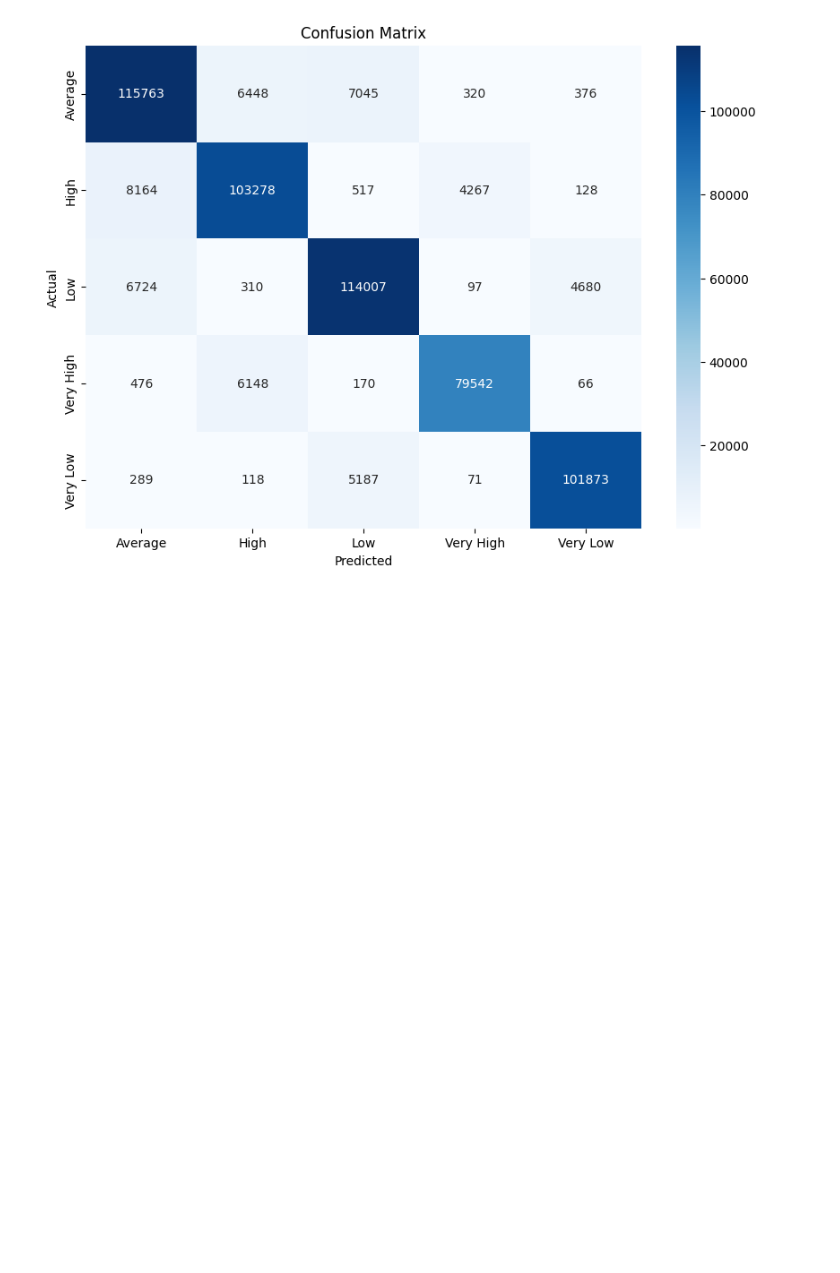
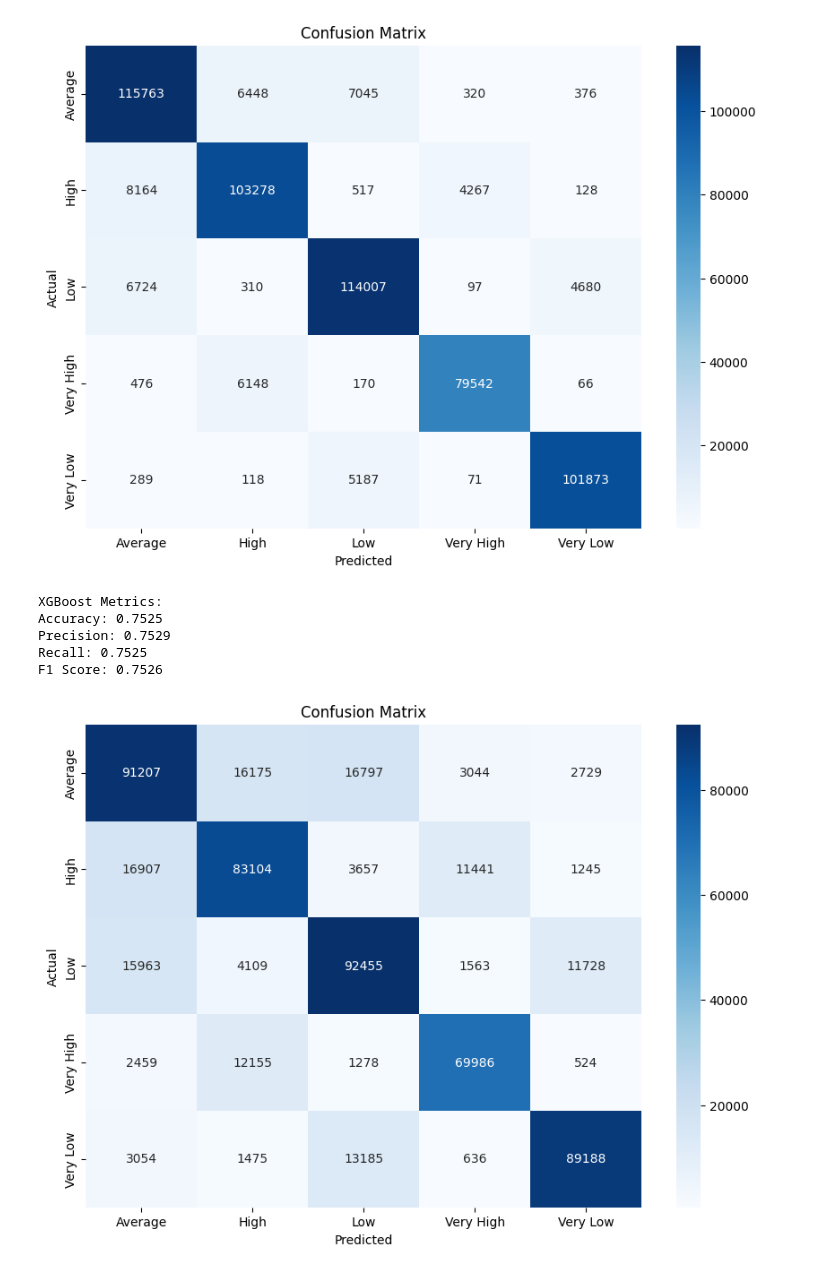
Before and after one commit to YessineMkaouar/Hi-Paris-Hackathon, a Jupyter notebook: Final_sprint.ipynb, the cells around one changed output. Drawn from its saved outputs; the diff is of its cells as text; code cells hidden in the pictures; blank space fills up the shorter version.

Commit message:
Ajout xgboost

```diff
--- a/Final_sprint.ipynb
+++ b/Final_sprint.ipynb
@@ -267,3 +269,52 @@ plt.title('Confusion Matrix')
 plt.show()
 # %% [output]
 [figure]
+# %%
+import xgboost as xgb
+
+# Create the DMatrix for XGBoost
+dtrain = xgb.DMatrix(X_train, label=y_train)
+dtest = xgb.DMatrix(X_test, label=y_test)
+
+# Set the parameters for XGBoost
+params = {
+    'objective': 'multi:softmax',  # Specify multiclass classification
+    'num_class': len(y.unique()),  # Number of classes
+    'eval_metric': 'merror',     # Evaluation metric
+    'max_depth': 10,                # Maximum depth of a tree
+    'eta': 0.3,                    # Learning rate
+    'seed': 42                     # Random seed for reproducibility
+}
+
+# Train the XGBoost model
+num_rounds = 150
+bst = xgb.train(params, dtrain, num_rounds)
+
+# Make predictions
+y_pred_xgb = bst.predict(dtest)
+
+# Evaluate the model
+print("\nXGBoost Metrics:")
+print(f"Accuracy: {accuracy_score(y_test, y_pred_xgb):.4f}")
+print(f"Precision: {precision_score(y_test, y_pred_xgb, average='weighted'):.4f}")
+print(f"Recall: {recall_score(y_test, y_pred_xgb, average='weighted'):.4f}")
+print(f"F1 Score: {f1_score(y_test, y_pred_xgb, average='weighted'):.4f}")
+# %% [output]
+XGBoost Metrics:
+Accuracy: 0.7525
+Precision: 0.7529
+Recall: 0.7525
+F1 Score: 0.7526
+# %%
+# Calculer la matrice de confusion
+cm = confusion_matrix(y_test, y_pred_xgb)
+
+# Tracer la matrice de confusion
+plt.figure(figsize=(10, 7))
+sns.heatmap(cm, annot=True, fmt='d', cmap='Blues', xticklabels=label_encoders[col].classes_, yticklabels=label_encoders[col].classes_)
+plt.xlabel('Predicted')
+plt.ylabel('Actual')
+plt.title('Confusion Matrix')
+plt.show()
+# %% [output]
+[figure, added]
```
Also changed, not shown: parts of 7 cells of this notebook.
